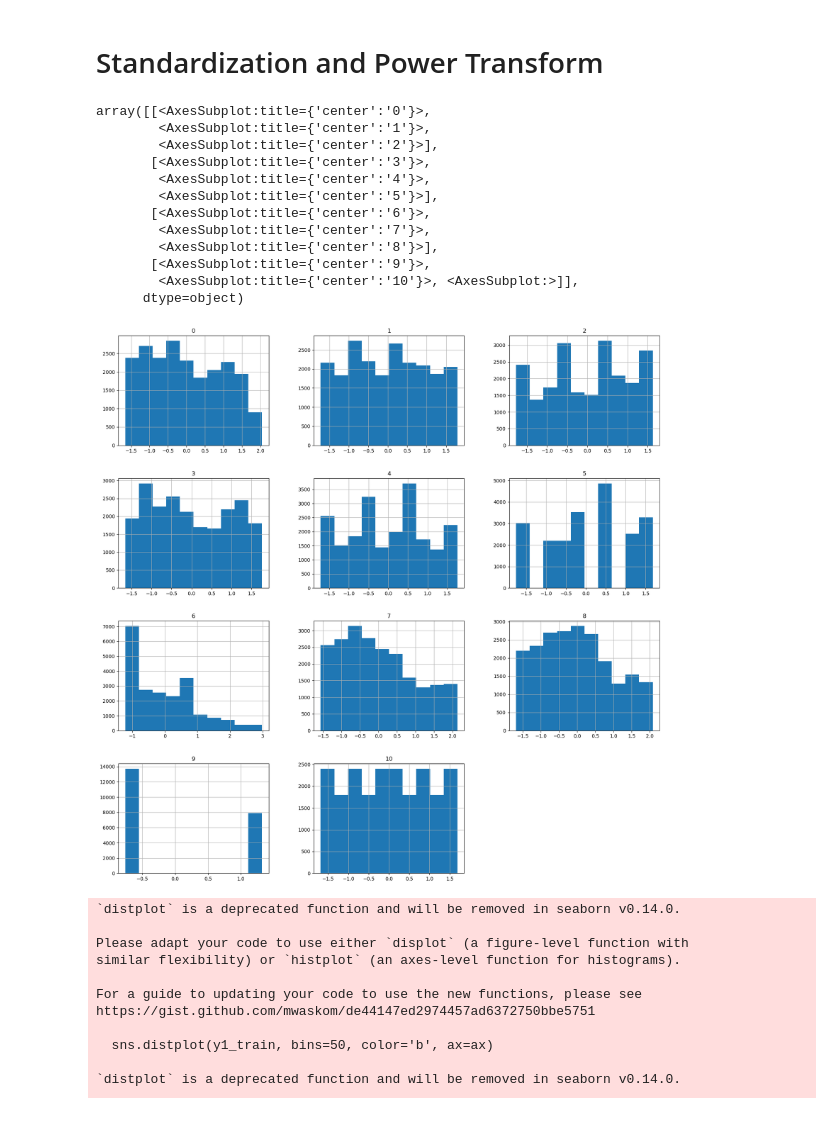
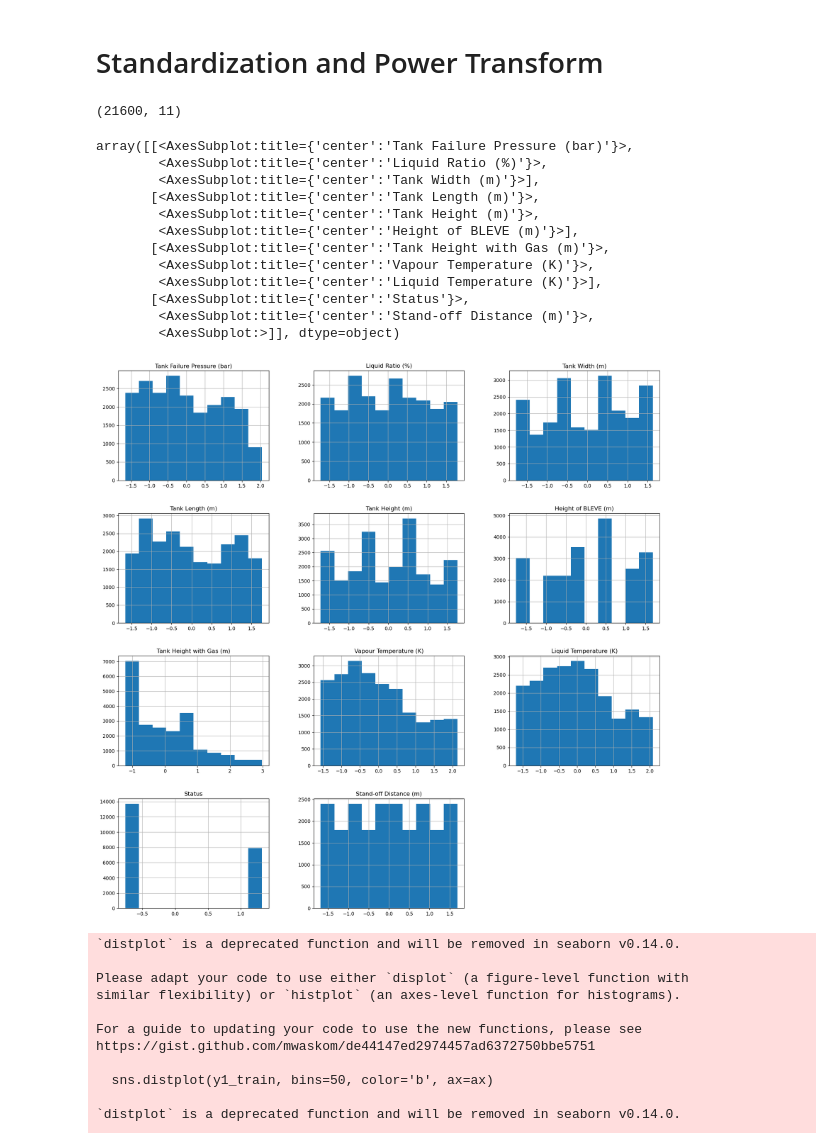
Before and after one commit to TanSento/BLEVE-libMTL, a Jupyter notebook: LibMTL_MultiTask_TestHarness.ipynb, the cells around one changed output. Cells and saved outputs as stored; diff of their text form; code cells hidden in the pictures.

Commit message:
Update TestHarness and Plots

```diff
--- a/LibMTL_MultiTask_TestHarness.ipynb
+++ b/LibMTL_MultiTask_TestHarness.ipynb
@@ -305,24 +305,30 @@ from sklearn.preprocessing import QuantileTransformer
 scaler = StandardScaler()
 X_train = scaler.fit_transform(X_traindf)
 X_test = scaler.transform(X_testdf)
+X_train.shape
+# %% [output]
+(21600, 11)
 # %%
 # Double check if it succeeded
 df_stdscal = pd.DataFrame(X_train)
+df_stdscal.columns = ['Tank Failure Pressure (bar)', 'Liquid Ratio (%)', 'Tank Width (m)', 'Tank Length (m)',
+                      'Tank Height (m)', 'Height of BLEVE (m)', 'Tank Height with Gas (m)', 'Vapour Temperature (K)',
+                      'Liquid Temperature (K)', 'Status', 'Stand-off Distance (m)']
 df_stdscal.hist(figsize = (20,20), bins=10)
 # %% [output]
-array([[<AxesSubplot:title={'center':'0'}>,
-        <AxesSubplot:title={'center':'1'}>,
-        <AxesSubplot:title={'center':'2'}>],
-       [<AxesSubplot:title={'center':'3'}>,
-        <AxesSubplot:title={'center':'4'}>,
-        <AxesSubplot:title={'center':'5'}>],
-       [<AxesSubplot:title={'center':'6'}>,
-        <AxesSubplot:title={'center':'7'}>,
-        <AxesSubplot:title={'center':'8'}>],
-       [<AxesSubplot:title={'center':'9'}>,
-        <AxesSubplot:title={'center':'10'}>, <AxesSubplot:>]],
-      dtype=object)
+array([[<AxesSubplot:title={'center':'Tank Failure Pressure (bar)'}>,
+        <AxesSubplot:title={'center':'Liquid Ratio (%)'}>,
+        <AxesSubplot:title={'center':'Tank Width (m)'}>],
+       [<AxesSubplot:title={'center':'Tank Length (m)'}>,
+        <AxesSubplot:title={'center':'Tank Height (m)'}>,
+        <AxesSubplot:title={'center':'Height of BLEVE (m)'}>],
+       [<AxesSubplot:title={'center':'Tank Height with Gas (m)'}>,
+        <AxesSubplot:title={'center':'Vapour Temperature (K)'}>,
+        <AxesSubplot:title={'center':'Liquid Temperature (K)'}>],
+       [<AxesSubplot:title={'center':'Status'}>,
+        <AxesSubplot:title={'center':'Stand-off Distance (m)'}>,
+        <AxesSubplot:>]], dtype=object)
-[figure, old version]
+[figure, new version]
 # %%
 # Sci-Kit Learn and PyTorch in libmtl is of different verison ==> slightly different results
 
```
Also changed, not shown: 1 other file.
